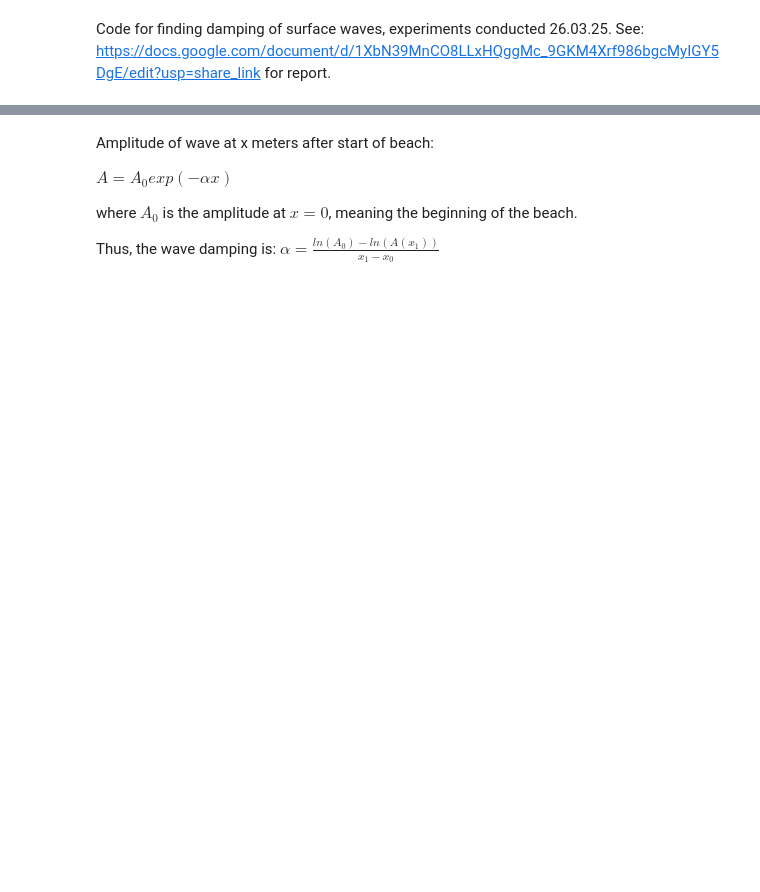
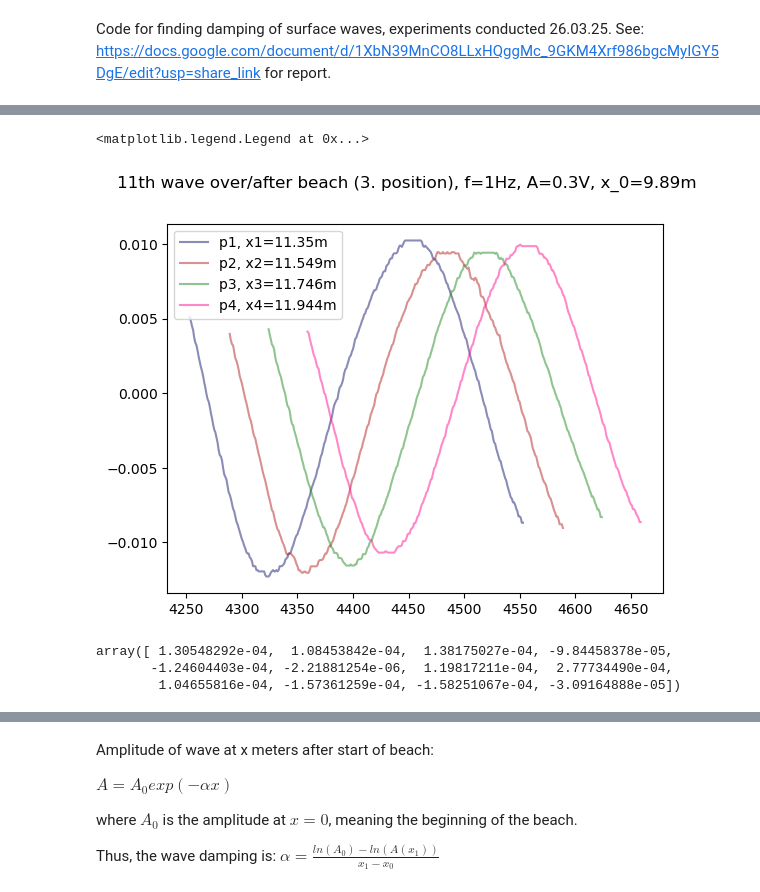
Before and after one commit to Maxime-Leclerc31/Lab-Experiments-program, a Jupyter notebook: Damping_KjerstisVersion/Lab_260325.ipynb, the cells around one changed output, grey strips where cells are left out. Drawn from its saved outputs; the diff is of its cells as text; code cells hidden in the pictures; blank space fills up the shorter version.

```diff
--- a/Damping_KjerstisVersion/Lab_260325.ipynb
+++ b/Damping_KjerstisVersion/Lab_260325.ipynb
@@ -23,0 +196,24 @@ c1 = np.sqrt(g*H1)  # wave velocity over beach
+# %%
+fig, ax = plt.subplots()
+
+ax.plot(x1135_f1_r1.loc[idx_time_p1_x11:idx_time_p1_x11+300, 'p1'], label=f'p1, x1={x[8]}m', color='midnightblue', alpha=0.5)
+#ax.plot(x1135_f1_r2.loc[idx_time_p1_x11:idx_time_p1_x11+300, 'p1'], label=f'p1, x1={x[8]}m', color='slateblue', alpha=0.5)
+#ax.plot(x1135_f1_r3.loc[idx_time_p1_x11:idx_time_p1_x11+300, 'p1'], label=f'p1, x1={x[8]}m', color='cornflowerblue', alpha=0.5)
+
+ax.plot(x1135_f1_r1.loc[idx_time_p2_x11:idx_time_p2_x11+300, 'p2'], label=f'p2, x2={x[9]}m', color='firebrick', alpha=0.5)
+#ax.plot(x1135_f1_r2.loc[idx_time_p2_x11:idx_time_p2_x11+300, 'p2'], label=f'p2, x2={x[9]}m', color='indianred', alpha=0.5)
+#ax.plot(x1135_f1_r3.loc[idx_time_p2_x11:idx_time_p2_x11+300, 'p2'], label=f'p2, x2={x[9]}m', color='lightcoral', alpha=0.5)
+
+ax.plot(x1135_f1_r1.loc[idx_time_p3_x11:idx_time_p3_x11+300, 'p3'], label=f'p3, x3={x[10]}m', color='forestgreen', alpha=0.5)
+#ax.plot(x1135_f1_r2.loc[idx_time_p3_x11:idx_time_p3_x11+300, 'p3'], label=f'p3, x3={x[10]}m', color='limegreen', alpha=0.5)
+#ax.plot(x1135_f1_r3.loc[idx_time_p3_x11:idx_time_p3_x11+300, 'p3'], label=f'p3, x3={x[10]}m', color='mediumseagreen', alpha=0.5)
+
+ax.plot(x1135_f1_r1.loc[idx_time_p4_x11:idx_time_p4_x11+300, 'p4'], label=f'p4, x4={x[11]}m', color='deeppink', alpha=0.5)
+#ax.plot(x1135_f1_r2.loc[idx_time_p4_x11:idx_time_p4_x11+300, 'p4'], label=f'p4, x4={x[11]}m', color='hotpink', alpha=0.5)
+#ax.plot(x1135_f1_r3.loc[idx_time_p4_x11:idx_time_p4_x11+300, 'p4'], label=f'p4, x4={x[11]}m', color='lightpink', alpha=0.5)
+
+fig.suptitle('11th wave over/after beach (3. position), f=1Hz, A=0.3V, x_0=9.89m')
+ax.legend()
+# %% [output]
+<matplotlib.legend.Legend at 0x...>
+[figure, added]
@@ -23,0 +235,6 @@ c1 = np.sqrt(g*H1)  # wave velocity over beach
+# %%
+mean_r1
+# %% [output]
+array([ 1.30548292e-04,  1.08453842e-04,  1.38175027e-04, -9.84458378e-05,
+       -1.24604403e-04, -2.21881254e-06,  1.19817211e-04,  2.77734490e-04,
+        1.04655816e-04, -1.57361259e-04, -1.58251067e-04, -3.09164888e-05])
```
Also changed, not shown: parts of 22 cells of this notebook.
